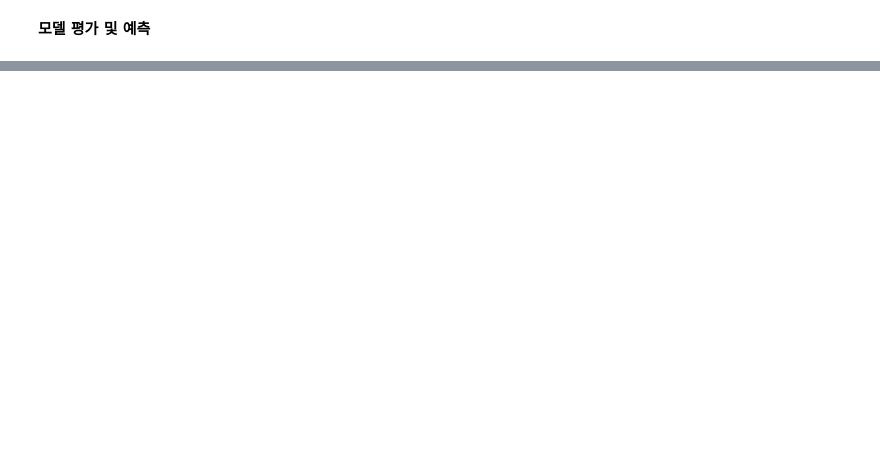
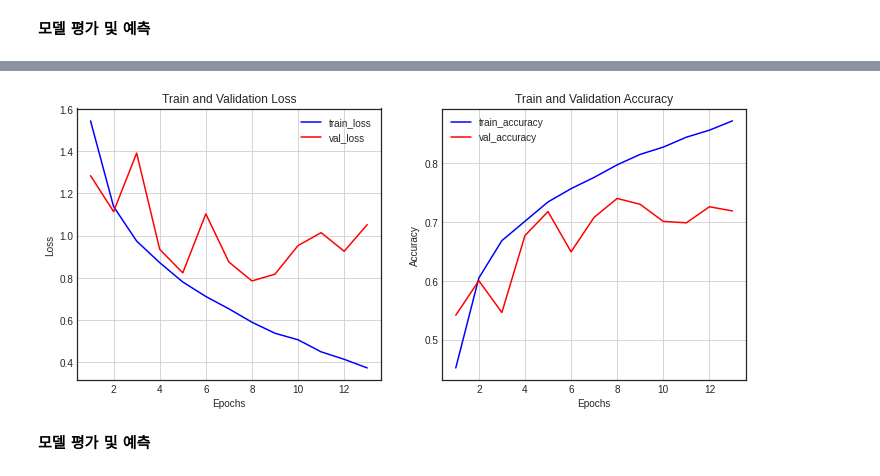
Before and after one commit to CAVASOL/aiffel_node, a Jupyter notebook: dl_project/dl_master_project_cifar10.ipynb, the cells around one changed output, grey strips where cells are left out. Cells and saved outputs as stored; diff of their text form; code cells hidden in the pictures; blank space fills up the shorter version.

```diff
--- a/dl_project/dl_master_project_cifar10.ipynb
+++ b/dl_project/dl_master_project_cifar10.ipynb
@@ -248,0 +358,18 @@ model.evaluate(x_test, y_test)
+# %%
+# 문제 3-4: ModelCheckpoint와 EarlyStopping 콜백 함수를 적용하여 모델 학습을 진행합니다.
+
+from tensorflow.keras import callbacks
+
+check_point_cb = callbacks.ModelCheckpoint('cifar10_model.h5',
+                                           monitor="val_loss",
+                                           save_best_only=True)
+
+early_stopping_cb = callbacks.EarlyStopping(patience=5,
+                                            monitor="val_loss",
+                                            restore_best_weights=True)
+
+history = model.fit(x_train, y_train,
+                    epochs=50,
+                    batch_size=64,
+                    validation_data=(x_val, y_val),
+                    callbacks=[check_point_cb, early_stopping_cb])
@@ -248,0 +394,37 @@ model.evaluate(x_test, y_test)
+# %%
+plt.style.use('seaborn-white')
+
+history_dict = history.history
+
+loss = history_dict['loss']
+val_loss = history_dict['val_loss']
+
+epochs = range(1, len(loss) + 1)
+fig = plt.figure(figsize=(12, 5))
+
+ax1 = fig.add_subplot(1, 2, 1)
+ax1.plot(epochs, loss, 'b-', label='train_loss')
+ax1.plot(epochs, val_loss, 'r-', label='val_loss')
+ax1.set_title('Train and Validation Loss')
+ax1.set_xlabel('Epochs')
+ax1.set_ylabel('Loss')
+ax1.grid()
+ax1.legend()
+
+accuracy = history_dict['accuracy']
+val_accuracy = history_dict['val_accuracy']
+
+ax2 = fig.add_subplot(1, 2, 2)
+ax2.plot(epochs, accuracy, 'b-', label='train_accuracy')
+ax2.plot(epochs, val_accuracy, 'r-', label='val_accuracy')
+ax2.set_title('Train and Validation Accuracy')
+ax2.set_xlabel('Epochs')
+ax2.set_ylabel('Accuracy')
+ax2.grid()
+ax2.legend()
+
+plt.show()
+# %% [output]
+[figure, added]
+# %% [markdown]
+**모델 평가 및 예측**
```
Also changed, not shown: parts of 26 cells of this notebook.
